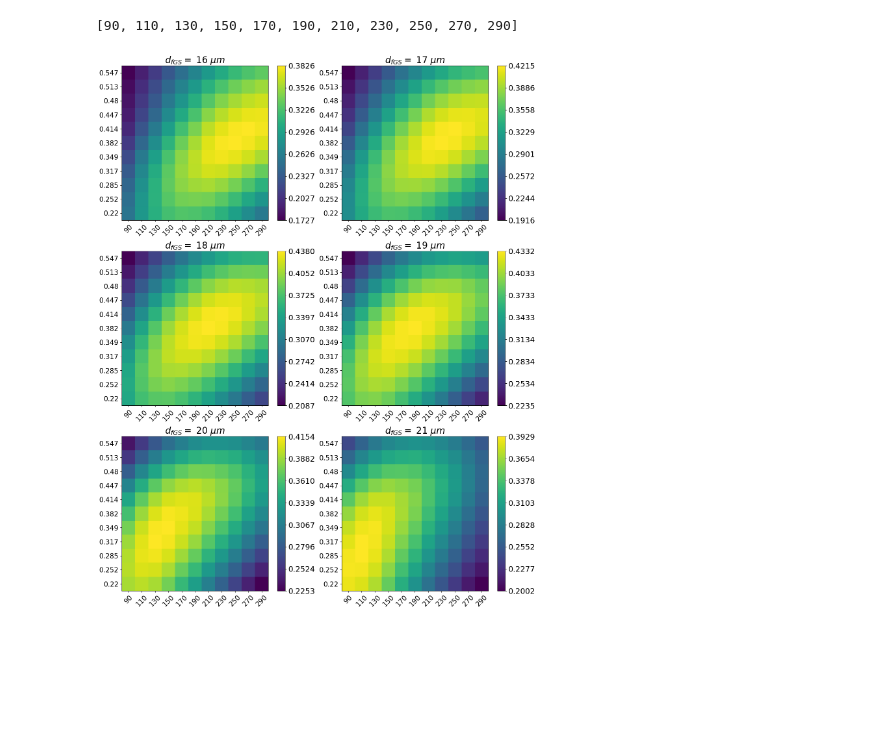
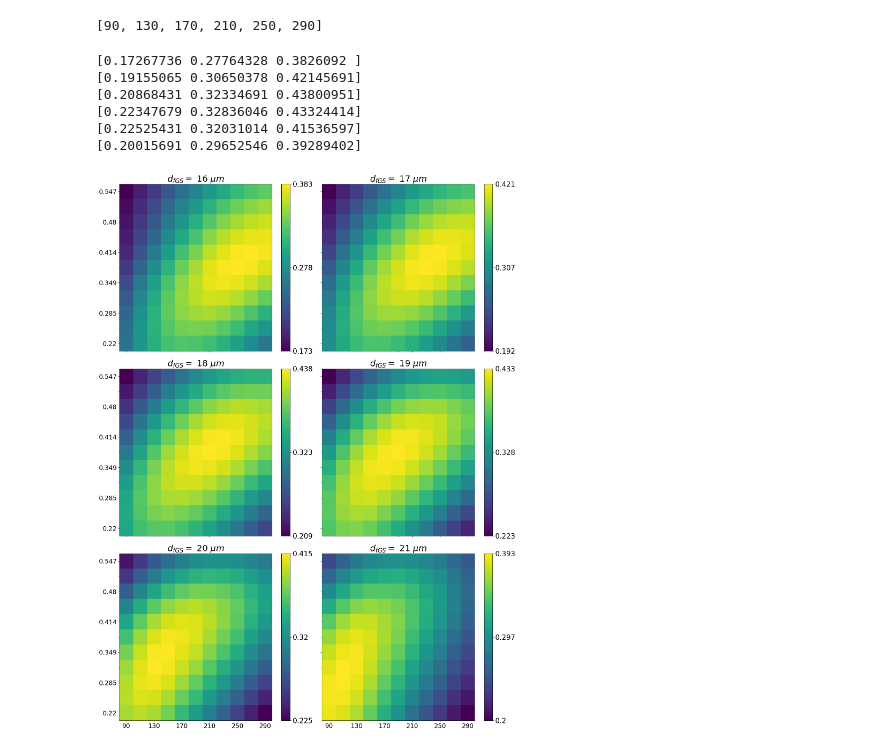
Before and after one commit to TobsTha/BA_code, a Jupyter notebook: Graphics/initialFF_d_from_waist/iFF_waist_sweep_NEW.ipynb, the cells around one changed output. Drawn from its saved outputs; the diff is of its cells as text; code cells hidden in the pictures; blank space fills up the shorter version.

```diff
--- a/Graphics/initialFF_d_from_waist/iFF_waist_sweep_NEW.ipynb
+++ b/Graphics/initialFF_d_from_waist/iFF_waist_sweep_NEW.ipynb
@@ -21,6 +21,7 @@ numberPlots = 6
 # %%
 data = []
 T_tick_positions = []
+T_tick_labels = []
 for i in range(numberPlots):
     data_current = pd.read_csv(data_path[i], sep=" ", header=None, skiprows= 29)
     data.append(-1* data_current.iloc[:, 1:])
@@ -29,25 +30,34 @@ for i in range(numberPlots):
         all_values.extend(data[i][j].to_numpy())
     Tmin = min(all_values)
     Tmax = max(all_values)
-    T_tick_positions.append(np.linspace(Tmin, Tmax, 8))
+    pos = np.linspace(Tmin, Tmax, 3)
+    T_tick_positions.append(pos)
+    T_tick_labels.append(np.round(pos, 3))
 
 x_ticks = pd.read_csv(data_path[0], sep=" ", header=None, skiprows= 3, nrows= 11)
 x_ticks = x_ticks.iloc[:, 1:]
 x_ticks = x_ticks.to_numpy()[:,0]*1000000
 x_ticks = [int(x) for x in x_ticks]
+# minor_x_ticks= x_ticks
+x_ticks = x_ticks[::2]
+
 y_ticks = pd.read_csv(data_path[0], sep=" ", header=None, skiprows= 16, nrows= 11)
 y_ticks = y_ticks.iloc[:, 1:]
 y_ticks = y_ticks.to_numpy()[:,0]
+# minor_y_ticks = y_ticks
+y_ticks = y_ticks[::2]
 
 ymax = max(y_ticks)
 ymin = min(y_ticks)
 c = (ymax - ymin)/22
-y_tick_positions = np.linspace(ymin + c, ymax -c, 11)
+y_tick_positions_minor = np.linspace(ymin + c, ymax -c, 11)[1::2]
+y_tick_positions_major = np.linspace(ymin + c, ymax -c, 11)[::2]
 xmax = max(x_ticks)
 xmin = min(x_ticks)
 cx = (xmax - xmin)/22
-x_tick_positions = np.linspace(xmin + cx, xmax -cx, 11)
+x_tick_positions_minor = np.linspace(xmin + cx, xmax -cx, 11)[1::2]
+x_tick_positions_major = np.linspace(xmin + cx, xmax -cx, 11)[::2]
 
 print(x_ticks)
 # %% [output]
-[90, 110, 130, 150, 170, 190, 210, 230, 250, 270, 290]
+[90, 130, 170, 210, 250, 290]
@@ -56,48 +72,69 @@ print(x_ticks)
 
 # Assuming 'data' is a list of 2D arrays, 'x_ticks', 'y_ticks', 'x_tick_positions', 'y_tick_positions', 'd_fGS', and 'T_tick_positions' are defined
 numberPlots = 6  # or the length of your 'data' list if it's not 6
-labelsize = 15
+labelsize = 17
+fontsize = 23
+y_labels = [True, False, True, False, True, False]
+x_labels = [False, False, False, False, True, True]
 
 # Define the extent outside the loop
 extent = [min(x_ticks), max(x_ticks), min(y_ticks), max(y_ticks)]
 
 # Create a figure with a 3x2 grid of axes
 fig, axs = plt.subplots(3, 2, figsize=(16, 21))  # Adjust the figsize to fit your needs
 
 # Flatten the array of axes for easy iteration
 axs = axs.flatten()
 
 # Loop through your data and plot each dataset on one of the subplots
 for i in range(numberPlots):
     # Select the current axis
     ax = axs[i]
 
     # Create the imshow plot for the current dataset
     im = ax.imshow(data[i], extent=extent, aspect='auto')
 
     # Set the ticks and labels
-    ax.set_xticks(x_tick_positions)
-    ax.set_yticks(y_tick_positions)
-    ax.set_xticklabels(x_ticks, rotation=45)
-    ax.set_yticklabels(y_ticks)
+    ax.set_xticks(x_tick_positions_major)
+    ax.set_xticks(x_tick_positions_minor, minor = True)
+    ax.set_yticks(y_tick_positions_major)
+    ax.set_yticks(y_tick_positions_minor, minor = True)
+
+    if (x_labels[i]):
+        ax.set_xticklabels(x_ticks)
+    else:
+        ax.set_xticklabels([])
+    if (y_labels[i]):
+        ax.set_yticklabels(y_ticks)
+    else:
+        ax.set_yticklabels([])
+
     ax.tick_params(axis = 'both', labelsize = labelsize)
 
     # Optionally set labels and title
     # ax.set_ylabel('$FF_{{final}}$')
     # ax.set_xlabel('distance from waist')
-    ax.set_title('$d_{{fGS}}=$ {} $\\mu m$'.format(d_fGS[i]), fontsize = 20)
+    ax.set_title('$d_{{fGS}}=$ {} $\\mu m$'.format(d_fGS[i]), fontsize = fontsize)
 
     # Add a colorbar to each subplot
+    print(T_tick_positions[i])
     heatmap = fig.colorbar(im, ax=ax, ticks=T_tick_positions[i])
+    heatmap.set_ticklabels(T_tick_labels[i])
     heatmap.ax.tick_params(labelsize=labelsize+2)
 # Adjust layout to prevent overlap
-# plt.tight_layout()
+plt.tight_layout()
 
 # Show the combined plot
 plt.show()
-fig.savefig('heatmap_6plots.png', dpi=300)
+fig.savefig('heatmap_6plots.pdf', dpi=300)
 # %% [output]
+[0.17267736 0.27764328 0.3826092 ]
+[0.19155065 0.30650378 0.42145691]
+[0.20868431 0.32334691 0.43800951]
+[0.22347679 0.32836046 0.43324414]
+[0.22525431 0.32031014 0.41536597]
+[0.20015691 0.29652546 0.39289402]
-[figure, old version]
+[figure, new version]
 # %%
 extent = [min(x_ticks), max(x_ticks), min(y_ticks), max(y_ticks)]
 
```
Also changed, not shown: parts of 2 cells of this notebook, 8 other files.
